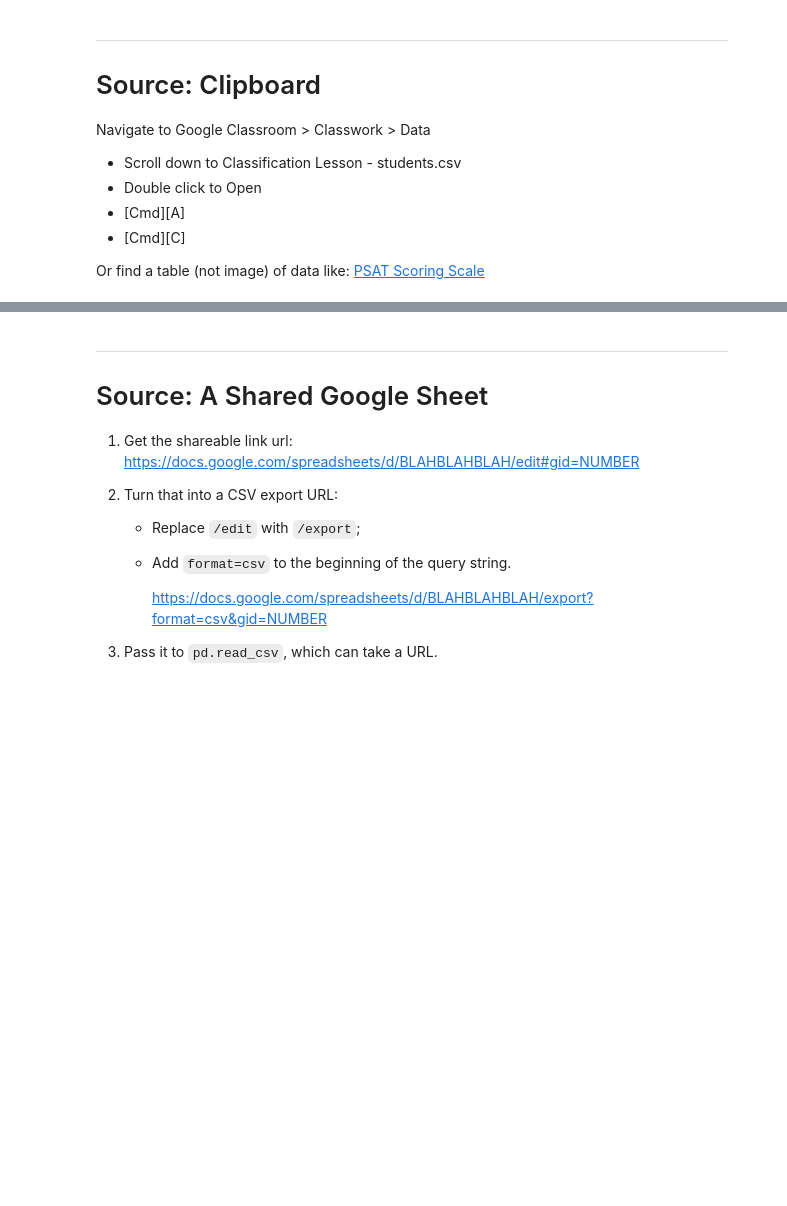
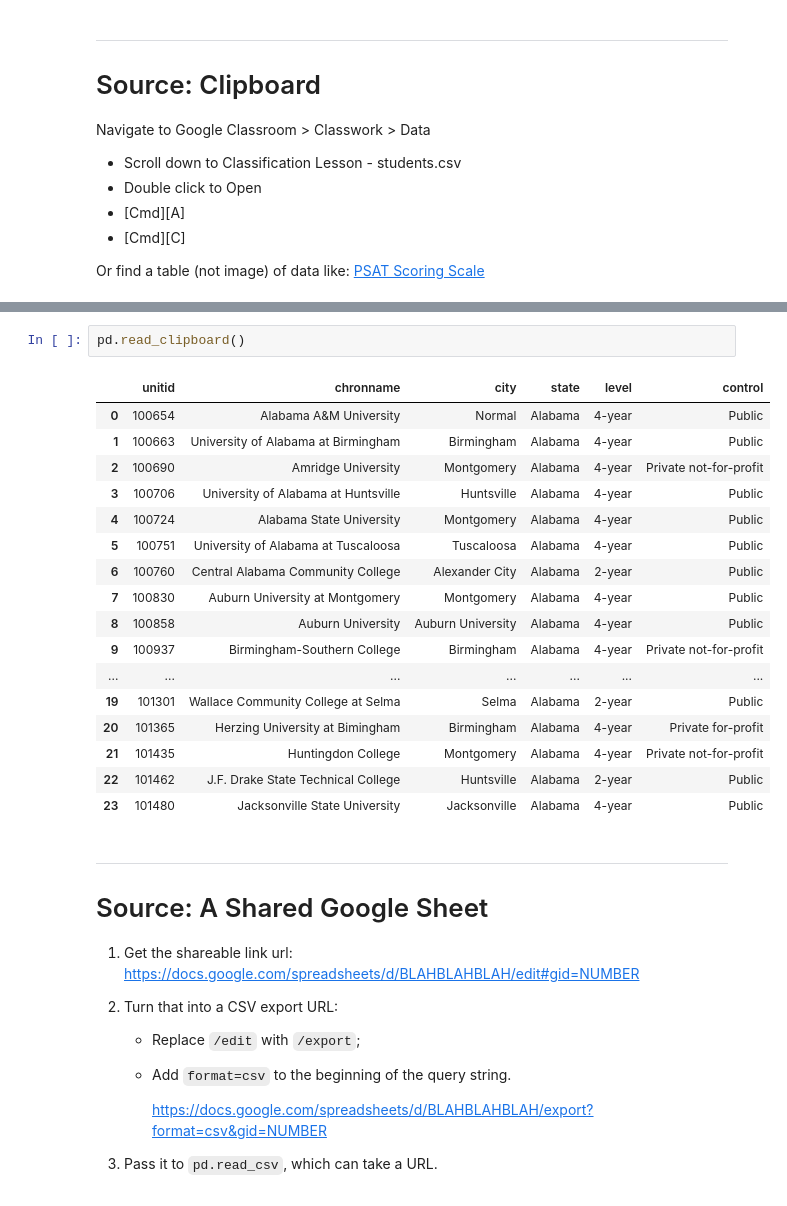
Before and after one commit to CodeupClassroom/pagel-classification-exercises, a Jupyter notebook: classification_lesson.ipynb, the cells around one changed output, grey strips where cells are left out. Saved outputs shown, nothing was run; the diff lists cells and outputs as text; blank space fills up the shorter version.

```diff
--- a/classification_lesson.ipynb
+++ b/classification_lesson.ipynb
@@ -45,3 +69,23 @@ Or find a table (not image) of data like: <a href = "https://www.testmasters.net
+# %%
+pd.read_clipboard()
+# %% [output]
+|  | unitid | chronname | city | state | level | control |
+| 0 | 100654 | Alabama A&M University | Normal | Alabama | 4-year | Public |
+| 1 | 100663 | University of Alabama at Birmingham | Birmingham | Alabama | 4-year | Public |
+| 2 | 100690 | Amridge University | Montgomery | Alabama | 4-year | Private not-for-profit |
+| 3 | 100706 | University of Alabama at Huntsville | Huntsville | Alabama | 4-year | Public |
+| 4 | 100724 | Alabama State University | Montgomery | Alabama | 4-year | Public |
+| 5 | 100751 | University of Alabama at Tuscaloosa | Tuscaloosa | Alabama | 4-year | Public |
+| 6 | 100760 | Central Alabama Community College | Alexander City | Alabama | 2-year | Public |
+| 7 | 100830 | Auburn University at Montgomery | Montgomery | Alabama | 4-year | Public |
+| 8 | 100858 | Auburn University | Auburn University | Alabama | 4-year | Public |
+| 9 | 100937 | Birmingham-Southern College | Birmingham | Alabama | 4-year | Private not-for-profit |
+| ... | ... | ... | ... | ... | ... | ... |
+| 19 | 101301 | Wallace Community College at Selma | Selma | Alabama | 2-year | Public |
+| 20 | 101365 | Herzing University at Bimingham | Birmingham | Alabama | 4-year | Private for-profit |
+| 21 | 101435 | Huntingdon College | Montgomery | Alabama | 4-year | Private not-for-profit |
+| 22 | 101462 | J.F. Drake State Technical College | Huntsville | Alabama | 2-year | Public |
+| 23 | 101480 | Jacksonville State University | Jacksonville | Alabama | 4-year | Public |
 # %% [markdown]
 ___
 # Source: A Shared Google Sheet
```
Also changed, not shown: parts of 25 cells of this notebook, 1 other file.
